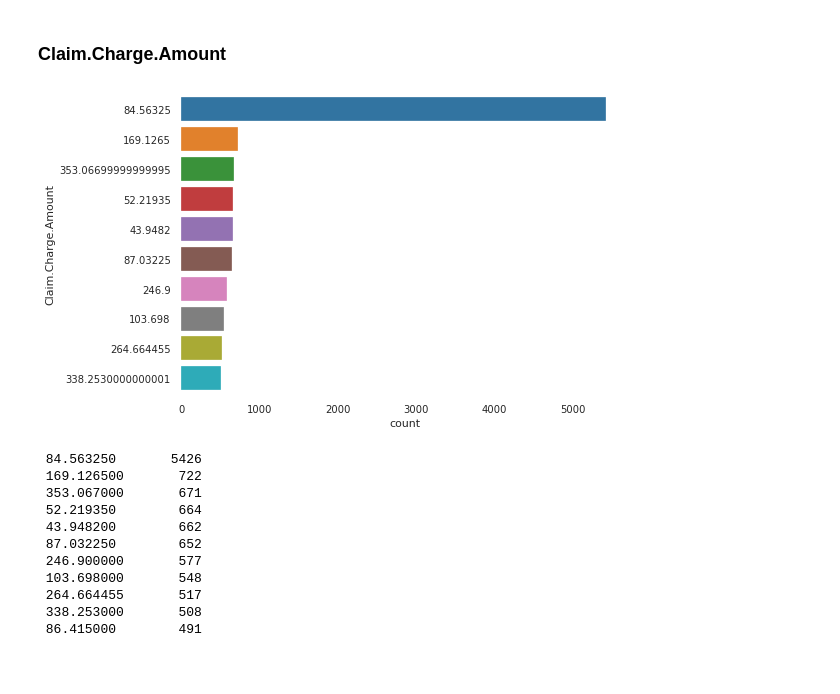
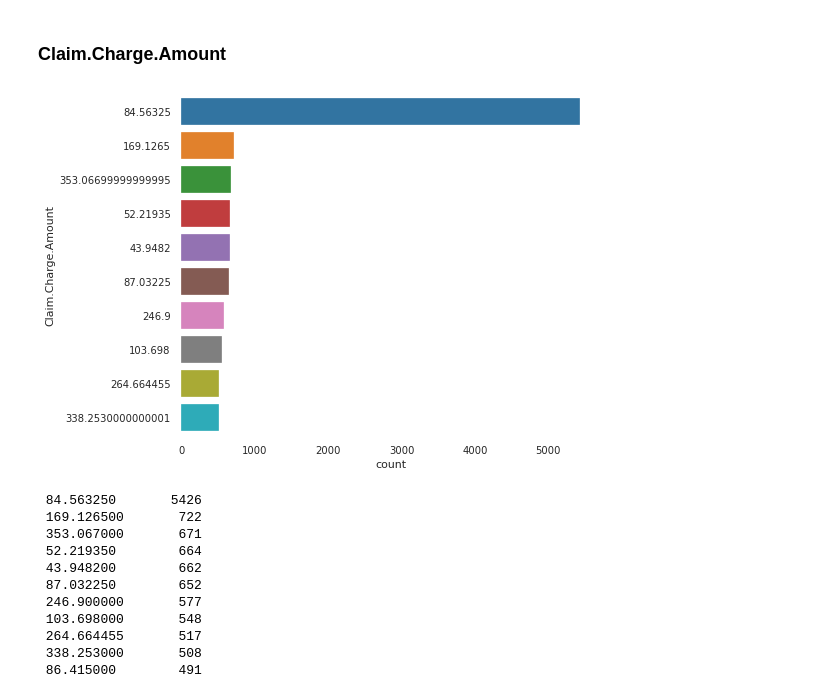
Before and after one commit to narquette/claimassignment, a Jupyter notebook: code/Claim_EDA.ipynb, the cells around one changed output. Saved outputs shown, nothing was run; the diff lists cells and outputs as text; code cells hidden in the pictures; blank space fills up the shorter version.

Commit message:
updated visualization formatting

```diff
--- a/code/Claim_EDA.ipynb
+++ b/code/Claim_EDA.ipynb
@@ -474,10 +474,11 @@ Name: Diagnosis.Code, dtype: int64
 # %%
 # look at charge amounts
 col = 'Claim.Charge.Amount'
 sns.countplot(y=procedure_data[col], order=procedure_data[col].value_counts().iloc[:10].index);
+plt.tight_layout()
 plt.savefig(os.path.join('../','visualization',f"{col}_barchart.png"))
 # %% [output]
-[figure, old version]
+[figure, new version]
 # %%
 procedure_data[col].value_counts()
 # %% [output]
```
Also changed, not shown: parts of 7 cells of this notebook, 8 other files.
